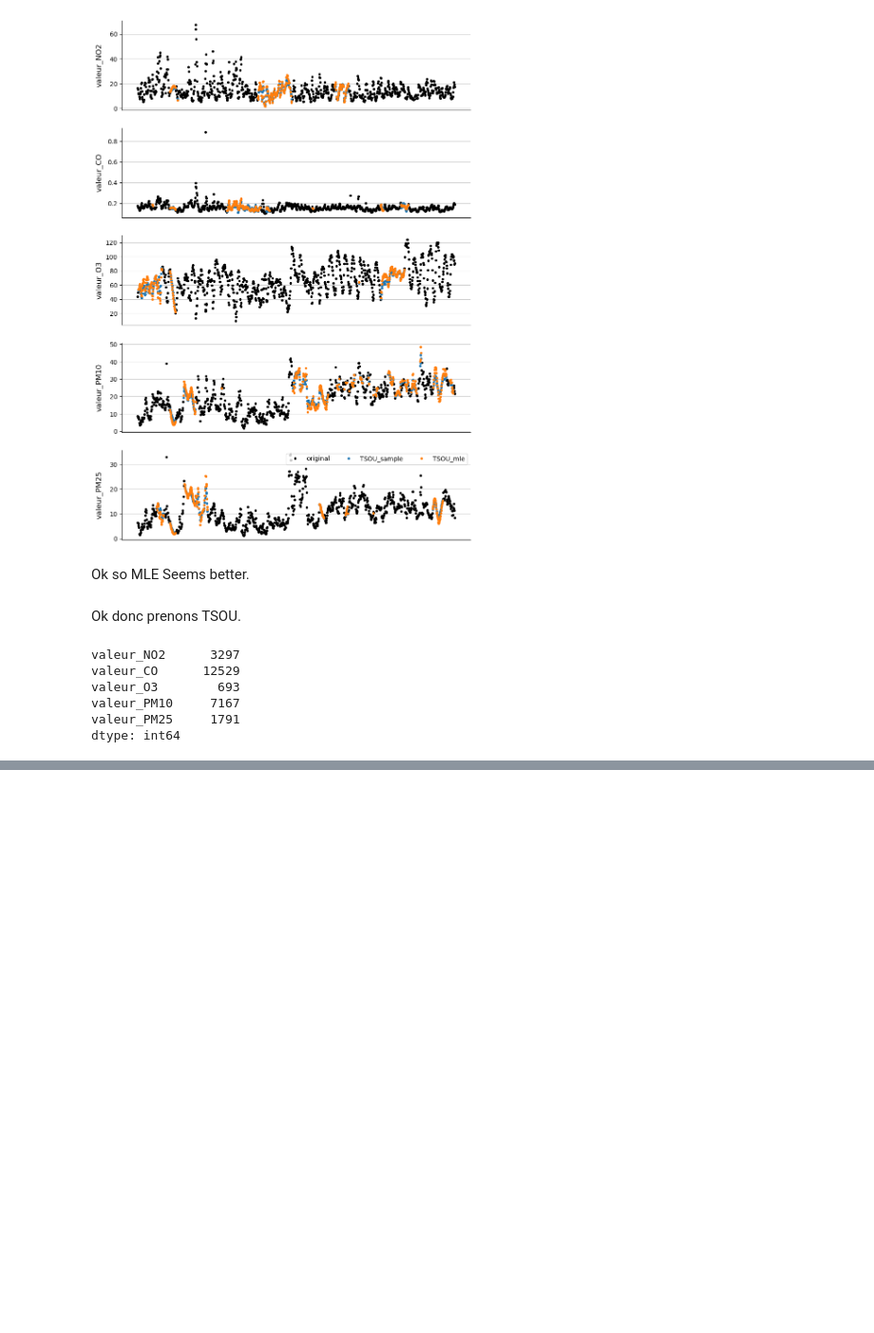
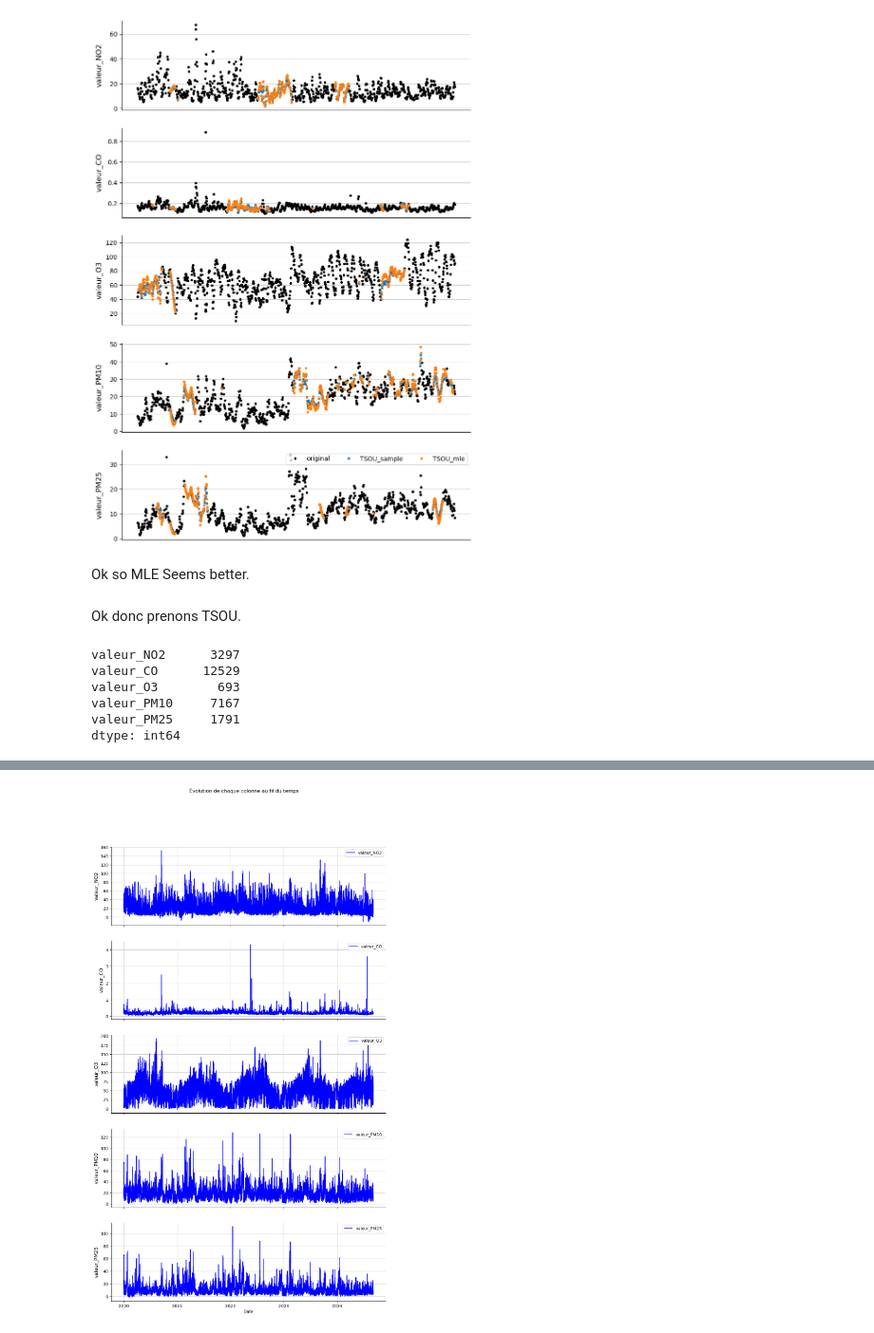
Before and after one commit to matthieudelsart/time_series_project, a Jupyter notebook: Qolmat_Ben.ipynb, the cells around one changed output, grey strips where cells are left out. Shown at 95% size. Saved outputs shown, nothing was run; the diff lists cells and outputs as text; code cells hidden in the pictures; blank space fills up the shorter version.

Commit message:
end of TSOU imputer in notebook and saved imputed_data

```diff
--- a/Qolmat_Ben.ipynb
+++ b/Qolmat_Ben.ipynb
@@ -448 +448,20 @@ valeur_PM25     1791
 dtype: int64
+# %%
+import matplotlib.pyplot as plt
+
+# Création d'un subplot par colonne
+fig, axs = plt.subplots(len(df_imputed_1.columns), 1, figsize=(12, 4 * len(df_imputed_1.columns)), sharex=True)
+
+# Parcourt chaque colonne et crée un plot
+for i, column in enumerate(df_imputed_1.columns):
+    axs[i].plot(df_imputed_1.index, df_imputed_1[column], label=column, color='b')
+    axs[i].set_ylabel(column, fontsize=12)
+    axs[i].legend()
+    axs[i].grid(True)
+
+# Configuration de l'axe x et ajout du titre principal
+plt.xlabel('Date')
+plt.suptitle('Évolution de chaque colonne au fil du temps')
+plt.show()
+# %% [output]
+[figure, added]
```
Also changed, not shown: parts of 3 cells of this notebook, 1 other file.
